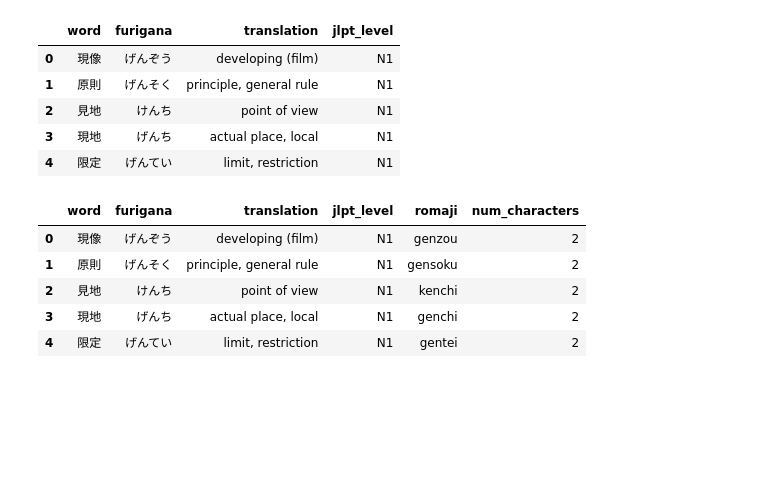
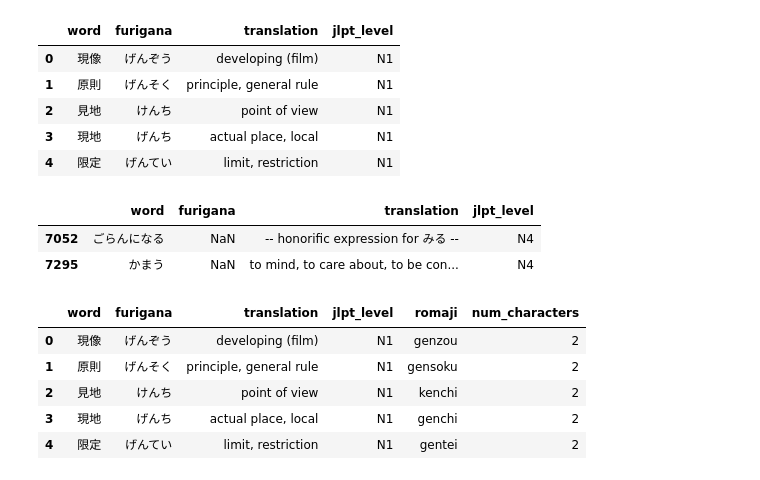
Before and after one commit to naeron75/basic-japanese-learning, a Jupyter notebook: exploration.ipynb, the cells around one changed output. Cells and saved outputs as stored; diff of their text form; code cells hidden in the pictures; blank space fills up the shorter version.

```diff
--- a/exploration.ipynb
+++ b/exploration.ipynb
@@ -73,3 +32,9 @@ jlpt_df.head()
 | 2 | 見地 | けんち | point of view | N1 |
 | 3 | 現地 | げんち | actual place, local | N1 |
 | 4 | 限定 | げんてい | limit, restriction | N1 |
+# %%
+jlpt_df[jlpt_df['furigana'].isna()]
+# %% [output]
+|  | word | furigana | translation | jlpt_level |
+| 7052 | ごらんになる | NaN | -- honorific expression for みる -- | N4 |
+| 7295 | かまう | NaN | to mind, to care about, to be con... | N4 |
```
Also changed, not shown: parts of 16 cells of this notebook, 7 other files.
